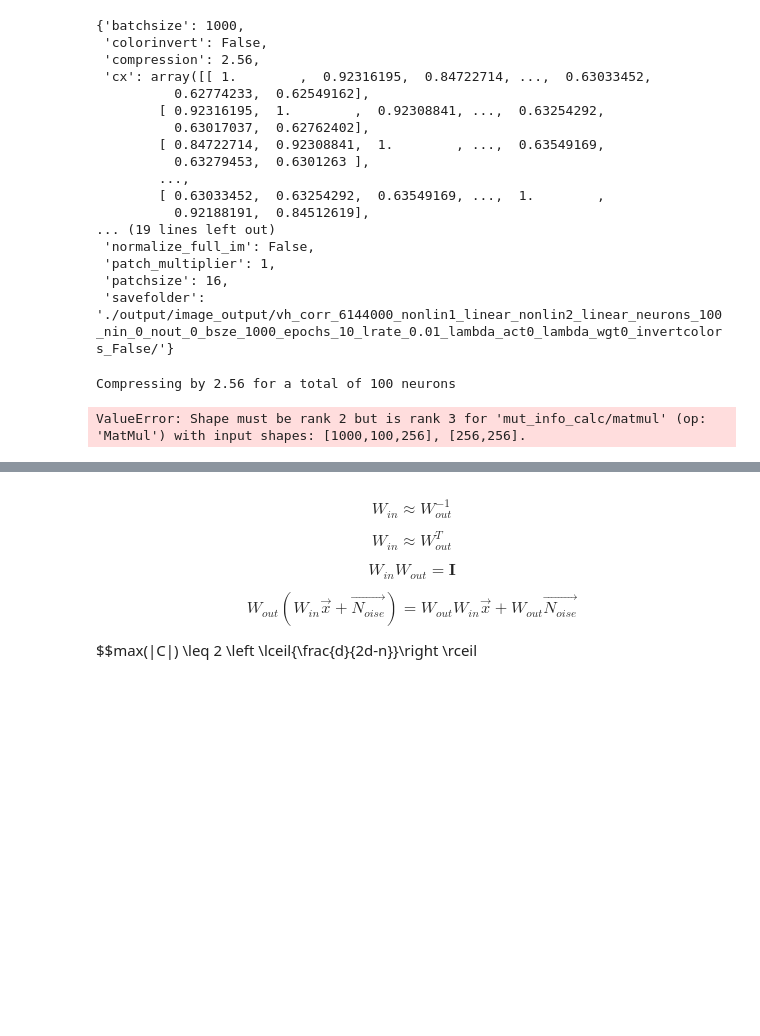
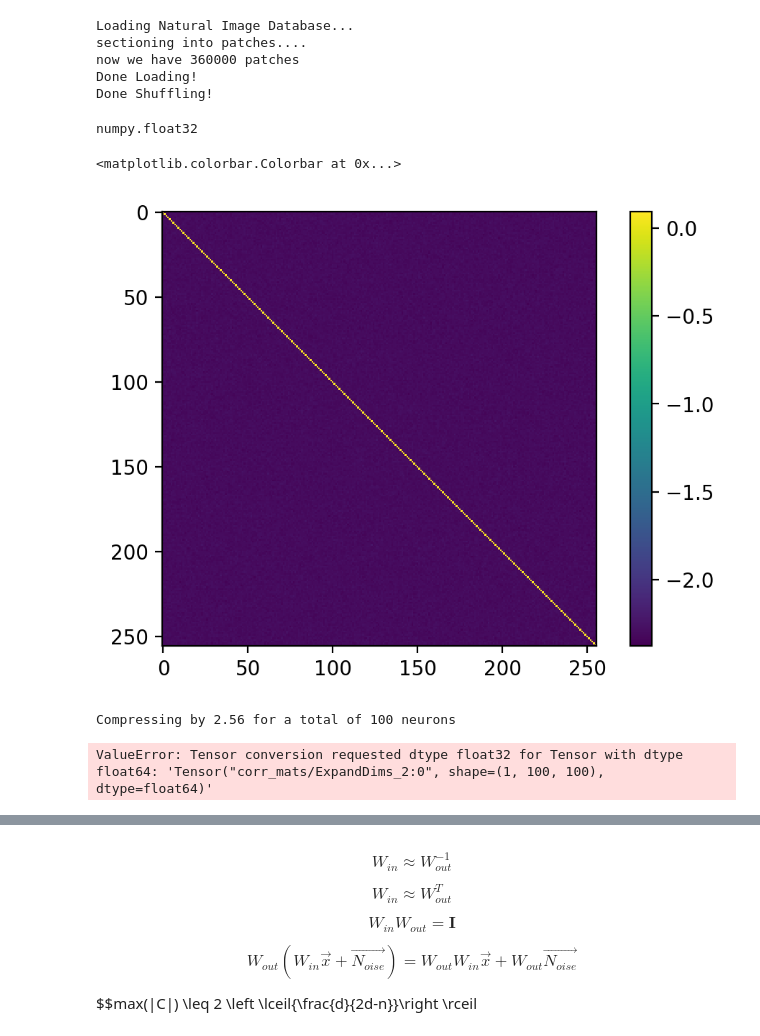
Before and after one commit to vdutell/karklinsimoncelli2011, a Jupyter notebook: Reimplementing Model - Karklin & Simoncelli 2011 .ipynb, the cells around one changed output, grey strips where cells are left out. Saved outputs shown, nothing was run; the diff lists cells and outputs as text; code cells hidden in the pictures; blank space fills up the shorter version.

Commit message:
tensor reshapes in new util file

```diff
--- a/Reimplementing Model - Karklin & Simoncelli 2011 .ipynb
+++ b/Reimplementing Model - Karklin & Simoncelli 2011 .ipynb
@@ -28,7 +29,7 @@ noisersigma = 2 #1e-4
 
 
 #to keep covariance matrix small for now
-npatchestotal =  iterations*batchsize #np.int(1e6)
+#npatchestotal =  iterations*batchsize #np.int(1e6)
 
 lambdaj = 1e-5 #this is adjusted in order to get ravg = 1
 ravg = 1
@@ -39,7 +40,8 @@ minslo = 0.1 #1e-1
 
 learning_rate =  0.01
 
-ims = 'vh_corr'
+#ims = 'vh_corr'
+ims = 'gaussnoise'
 #ims = 'vhlognorm'
 #del(vhimgs)
 
@@ -75,6 +67,7 @@ with tf.device('/cpu:0'):
                                           start = 0,
                                           subset = 1000
                                          )
+        vhimgs = np.float32(vhimgs)
 
         #only make anew dict and change these in params dict if we have reloaded images.
         params = {} #make a new dictionary
@@ -85,7 +78,7 @@ with tf.device('/cpu:0'):
         params["patchsize"] = patchparm
         params['patch_multiplier'] = patchmultiplierparm
         params['colorinvert'] = colorinvertparm
-        params['cx'] = np.corrcoef(ims2vecs(vhimgs),rowvar=False)
+        params['cx'] = np.float32(np.corrcoef(tu.ims2vecs(vhimgs,params["patchsize"]),rowvar=False))
 
 
 params["nimages"] = nimages
@@ -97,34 +90,31 @@ sweep_neurons = [100]#[8,16,32] #[100] #[50,100,200] #[50,75,100,150,200]
 sweep_nonlin1 = ['linear','sigmoid','relu'] #['linear', 'sigmoid'] #['linear','sigmoid','relu'] , #'sigmoid',
 sweep_nonlin2 = ['linear']
 sweep_lambda_wgt_act = [[0,0]]; # [0.1,0] for center surround.
-bsis = [1000]
+bsis = [10]
 sweep_batch_its = [[bsz, int((np.int(params['nimages']/bsz)))] for bsz in bsis]
 sweep_epochs = [1]
 sweep_learning_rates = [0.01] #, 0.001, 0.005, 0.01, 0.015]
 sweep_noise_xs_rs = [[0,0]]#,[0,0.1],[0,1]] #[[0,0],[0.1,0],[0.01,0],[0,0.1],[0,0.01]]
+# %% [output]
+Loading Natural Image Database...
+sectioning into patches....
+now we have 360000 patches
+Done Loading!
+Done Shuffling!
-# %%
-params
-# %% [output]
-{'batchsize': 1000,
- 'colorinvert': False,
- 'compression': 2.56,
- 'cx': array([[ 1.        ,  0.92316195,  0.84722714, ...,  0.63033452,
-          0.62774233,  0.62549162],
-        [ 0.92316195,  1.        ,  0.92308841, ...,  0.63254292,
-          0.63017037,  0.62762402],
-        [ 0.84722714,  0.92308841,  1.        , ...,  0.63549169,
-          0.63279453,  0.6301263 ],
-        ...,
-        [ 0.63033452,  0.63254292,  0.63549169, ...,  1.        ,
-          0.92188191,  0.84512619],
-... (19 lines left out)
- 'normalize_full_im': False,
- 'patch_multiplier': 1,
- 'patchsize': 16,
- 'savefolder': './output/image_output/vh_corr_6144000_nonlin1_linear_nonlin2_linear_neurons_100_nin_0_nout_0_bsze_1000_epochs_10_lrate_0.01_lambda_act0_lambda_wgt0_invertcolors_False/'}
+# %%
+np.float32
+# %% [output]
+numpy.float32
+# %%
+plt.imshow(np.log(params['cx']+0.1))
+plt.colorbar()
+# %% [output]
+<matplotlib.colorbar.Colorbar at 0x...>
+[figure, added]
 # %%
 imp.reload(mim)
 imp.reload(tm)
+imp.reload(tu)
 for neurons in sweep_neurons:
     params['nneurons'] = neurons
     for nonlin1 in sweep_nonlin1:
@@ -142,8 +132,8 @@ for neurons in sweep_neurons:
                         for lr in sweep_learning_rates:
                             params['learning_rate'] = lr
                             for xs,rs in sweep_noise_xs_rs:
-                                params['noise_x'] = xs
-                                params['noise_r'] = rs
+                                params['noise_x'] = np.float32(xs)
+                                params['noise_r'] = np.float32(rs)
 
                                 #make our model
                                 encoding_model = mim.mi_model(params)
@@ -180,4 +170,4 @@ for neurons in sweep_neurons:
 print("*** Parameter Sweep Finished! ***")
 # %% [output]
 Compressing by 2.56 for a total of 100 neurons
-ValueError: Shape must be rank 2 but is rank 3 for 'mut_info_calc/matmul' (op: 'MatMul') with input shapes: [1000,100,256], [256,256].
+ValueError: Tensor conversion requested dtype float32 for Tensor with dtype float64: 'Tensor("corr_mats/ExpandDims_2:0", shape=(1, 100, 100), dtype=float64)'
```
Also changed, not shown: parts of 11 cells of this notebook, 3 other files.
